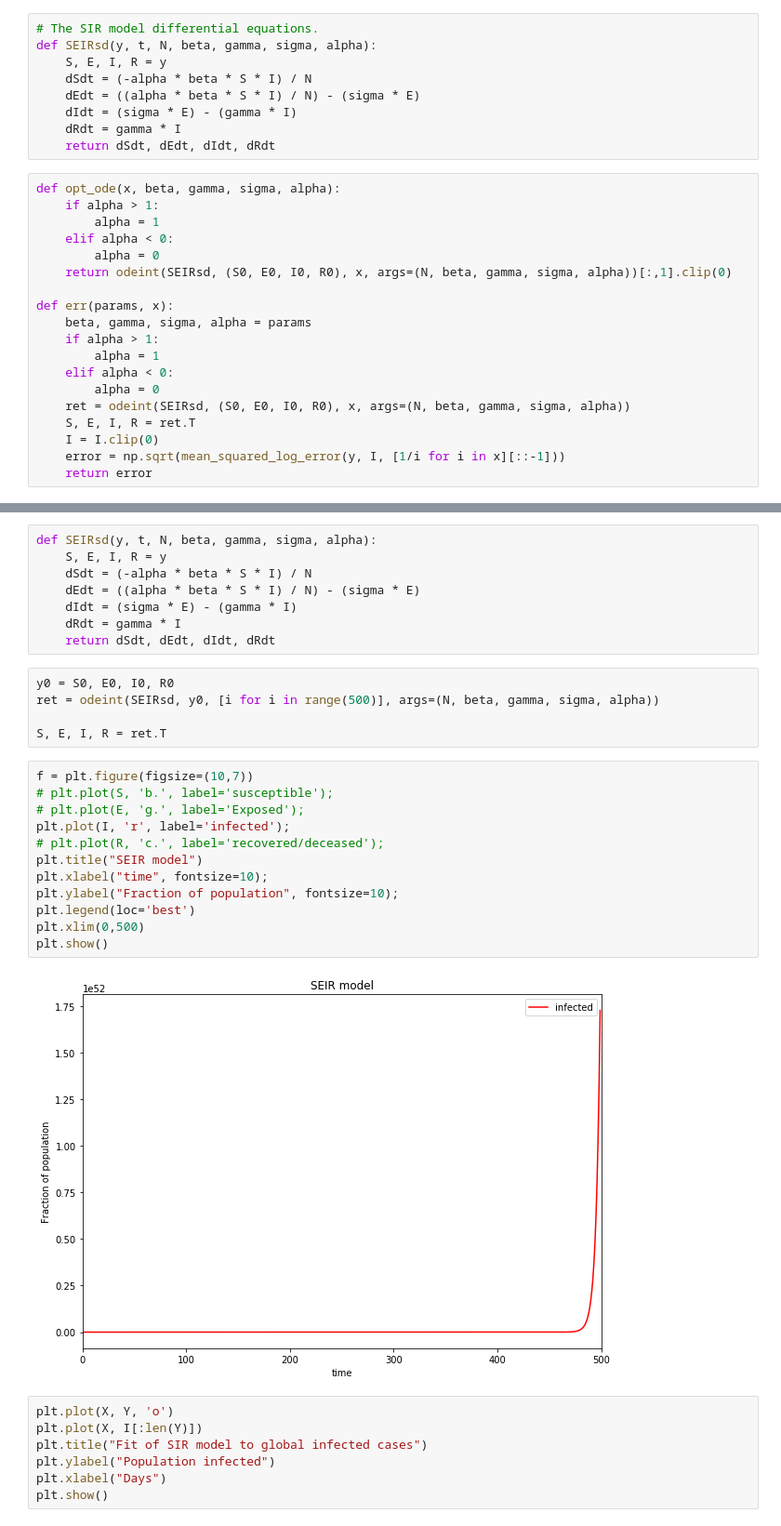
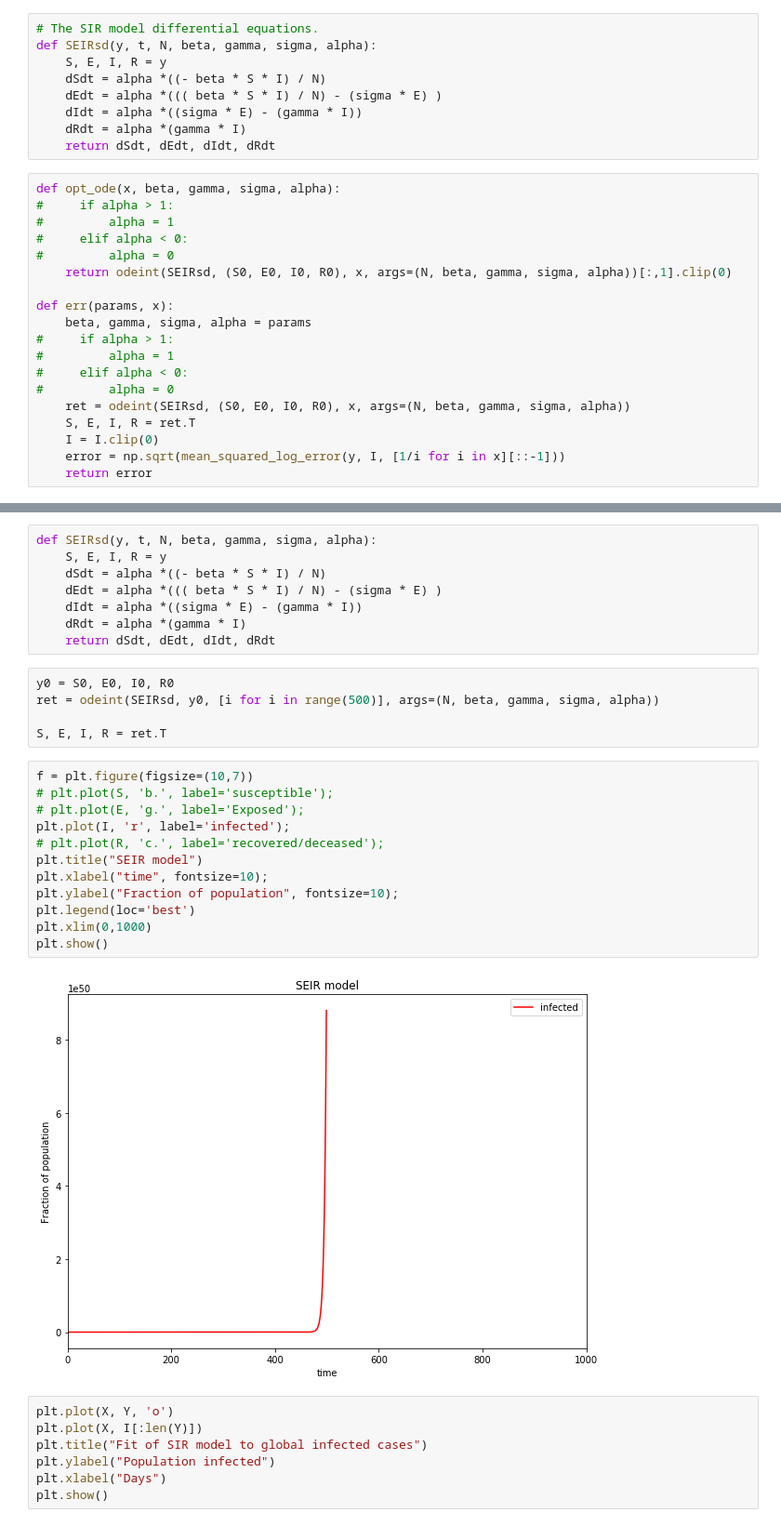
Before and after one commit to Aveek-Saha/CovidAnalysis, a Jupyter notebook: Epidemiology_modeling .ipynb, the cells around one changed output, grey strips where cells are left out. Shown at 93% size. Cells and saved outputs as stored; diff of their text form.

```diff
--- a/Epidemiology_modeling .ipynb
+++ b/Epidemiology_modeling .ipynb
@@ -931,25 +931,25 @@ S0 = N - I0 - R0 - E0
 # The SIR model differential equations.
 def SEIRsd(y, t, N, beta, gamma, sigma, alpha):
     S, E, I, R = y
-    dSdt = (-alpha * beta * S * I) / N
-    dEdt = ((alpha * beta * S * I) / N) - (sigma * E)
-    dIdt = (sigma * E) - (gamma * I)
-    dRdt = gamma * I
+    dSdt = alpha *((- beta * S * I) / N)
+    dEdt = alpha *((( beta * S * I) / N) - (sigma * E) )
+    dIdt = alpha *((sigma * E) - (gamma * I))
+    dRdt = alpha *(gamma * I)
     return dSdt, dEdt, dIdt, dRdt
 # %%
 def opt_ode(x, beta, gamma, sigma, alpha):
-    if alpha > 1:
-        alpha = 1
-    elif alpha < 0:
-        alpha = 0
+#     if alpha > 1:
+#         alpha = 1
+#     elif alpha < 0:
+#         alpha = 0
     return odeint(SEIRsd, (S0, E0, I0, R0), x, args=(N, beta, gamma, sigma, alpha))[:,1].clip(0)
 
 def err(params, x):
     beta, gamma, sigma, alpha = params
-    if alpha > 1:
-        alpha = 1
-    elif alpha < 0:
-        alpha = 0
+#     if alpha > 1:
+#         alpha = 1
+#     elif alpha < 0:
+#         alpha = 0
     ret = odeint(SEIRsd, (S0, E0, I0, R0), x, args=(N, beta, gamma, sigma, alpha))
     S, E, I, R = ret.T
     I = I.clip(0)
@@ -1005,10 +1005,10 @@ beta, gamma, sigma, alpha = beta_hat[0], beta_hat[1], beta_hat[2], beta_hat[3]
 # %%
 def SEIRsd(y, t, N, beta, gamma, sigma, alpha):
     S, E, I, R = y
-    dSdt = (-alpha * beta * S * I) / N
-    dEdt = ((alpha * beta * S * I) / N) - (sigma * E)
-    dIdt = (sigma * E) - (gamma * I)
-    dRdt = gamma * I
+    dSdt = alpha *((- beta * S * I) / N)
+    dEdt = alpha *((( beta * S * I) / N) - (sigma * E) )
+    dIdt = alpha *((sigma * E) - (gamma * I))
+    dRdt = alpha *(gamma * I)
     return dSdt, dEdt, dIdt, dRdt
 # %%
 y0 = S0, E0, I0, R0
@@ -1018,17 +1018,17 @@ S, E, I, R = ret.T
 # %%
 f = plt.figure(figsize=(10,7))
 # plt.plot(S, 'b.', label='susceptible');
 # plt.plot(E, 'g.', label='Exposed');
 plt.plot(I, 'r', label='infected');
 # plt.plot(R, 'c.', label='recovered/deceased');
 plt.title("SEIR model")
 plt.xlabel("time", fontsize=10);
 plt.ylabel("Fraction of population", fontsize=10);
 plt.legend(loc='best')
-plt.xlim(0,500)
+plt.xlim(0,1000)
 plt.show()
 # %% [output]
-[figure, old version]
+[figure, new version]
 # %%
 plt.plot(X, Y, 'o')
 plt.plot(X, I[:len(Y)])
```
Also changed, not shown: parts of 3 cells of this notebook, 2 other files.
